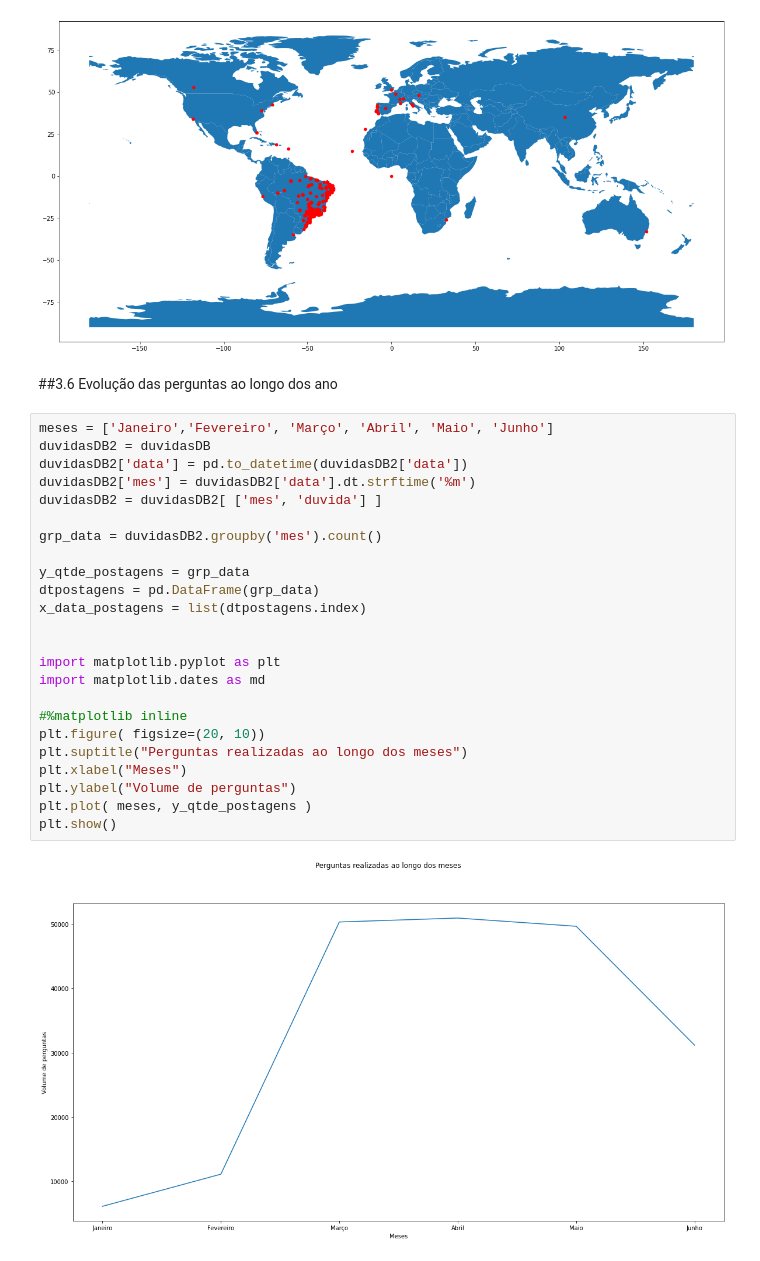
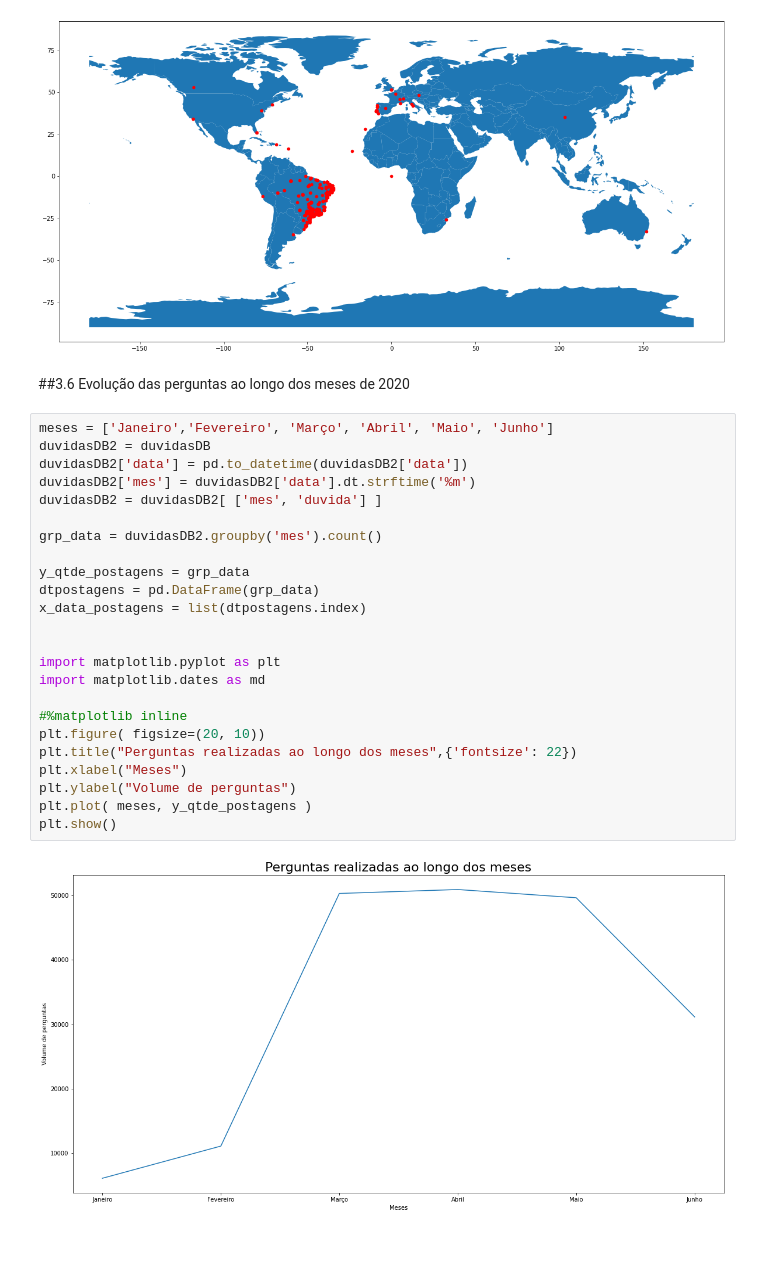
Before and after one commit to albert-melo/ProgCiencia-de-Dados, a Jupyter notebook: WorkProgCienciaDados.ipynb, the cells around one changed output. Cells and saved outputs as stored; diff of their text form.

```diff
--- a/WorkProgCienciaDados.ipynb
+++ b/WorkProgCienciaDados.ipynb
@@ -318,30 +319,30 @@ gdf.plot(ax=world.plot(figsize=(20, 12)), marker='o', color='red', markersize=20
 [figure]
 # %% [markdown]
 
-##3.6 Evolução das perguntas ao longo dos ano
+##3.6 Evolução das perguntas ao longo dos meses de 2020
 # %%
 meses = ['Janeiro','Fevereiro', 'Março', 'Abril', 'Maio', 'Junho']
 duvidasDB2 = duvidasDB
 duvidasDB2['data'] = pd.to_datetime(duvidasDB2['data'])
 duvidasDB2['mes'] = duvidasDB2['data'].dt.strftime('%m')
 duvidasDB2 = duvidasDB2[ ['mes', 'duvida'] ]
 
 grp_data = duvidasDB2.groupby('mes').count()
 
 y_qtde_postagens = grp_data
 dtpostagens = pd.DataFrame(grp_data)
 x_data_postagens = list(dtpostagens.index)
 
 
 import matplotlib.pyplot as plt
 import matplotlib.dates as md
 
 #%matplotlib inline
 plt.figure( figsize=(20, 10))
-plt.suptitle("Perguntas realizadas ao longo dos meses")
+plt.title("Perguntas realizadas ao longo dos meses",{'fontsize': 22})
 plt.xlabel("Meses")
 plt.ylabel("Volume de perguntas")
 plt.plot( meses, y_qtde_postagens )
 plt.show()
 # %% [output]
-[figure, old version]
+[figure, new version]
```
Also changed, not shown: parts of 4 cells of this notebook.
